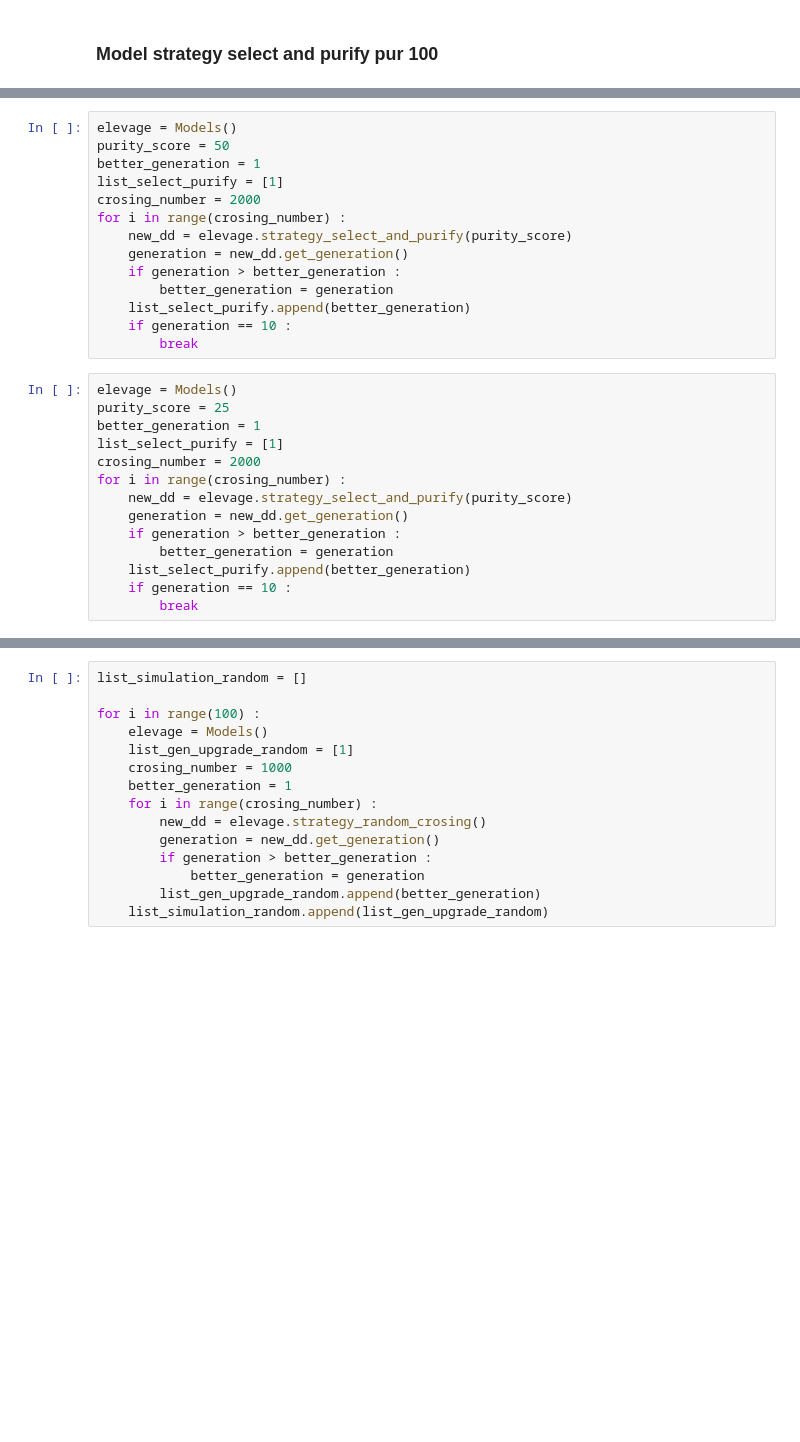
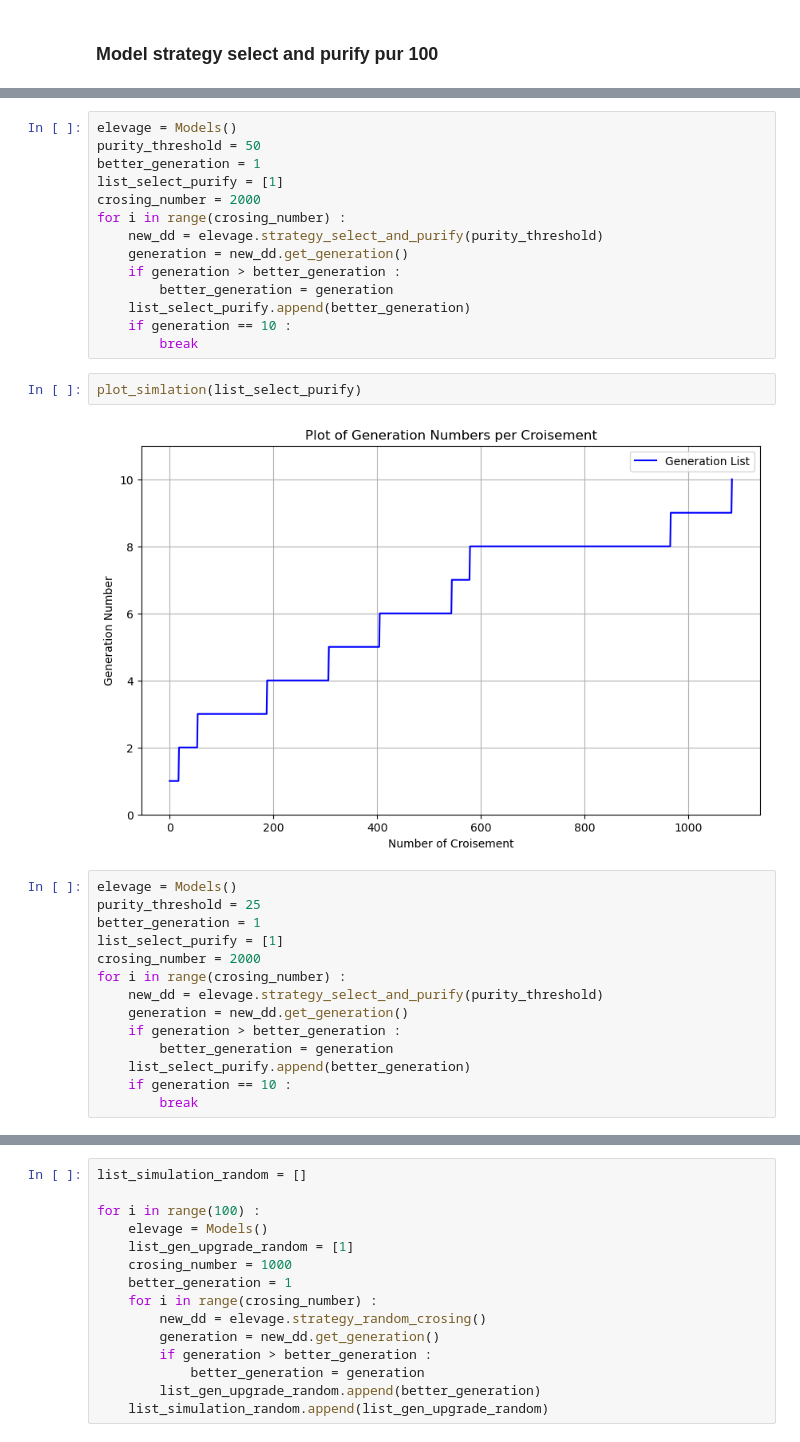
Before and after one commit to Plogeur/Road2Ten, a Jupyter notebook: model.ipynb, the cells around one changed output, grey strips where cells are left out. Drawn from its saved outputs; the diff is of its cells as text; blank space fills up the shorter version.

```diff
--- a/model.ipynb
+++ b/model.ipynb
@@ -425,25 +433,29 @@ for i in range(crosing_number) :
 # %%
 elevage = Models()
-purity_score = 50
+purity_threshold = 50
 better_generation = 1
 list_select_purify = [1]
 crosing_number = 2000
 for i in range(crosing_number) :
-    new_dd = elevage.strategy_select_and_purify(purity_score)
+    new_dd = elevage.strategy_select_and_purify(purity_threshold)
     generation = new_dd.get_generation()
     if generation > better_generation :
         better_generation = generation
     list_select_purify.append(better_generation)
     if generation == 10 :
         break
+# %%
+plot_simlation(list_select_purify)
+# %% [output]
+[figure, added]
 # %%
 elevage = Models()
-purity_score = 25
+purity_threshold = 25
 better_generation = 1
 list_select_purify = [1]
 crosing_number = 2000
 for i in range(crosing_number) :
-    new_dd = elevage.strategy_select_and_purify(purity_score)
+    new_dd = elevage.strategy_select_and_purify(purity_threshold)
     generation = new_dd.get_generation()
     if generation > better_generation :
         better_generation = generation
```
Also changed, not shown: parts of 6 cells of this notebook.
